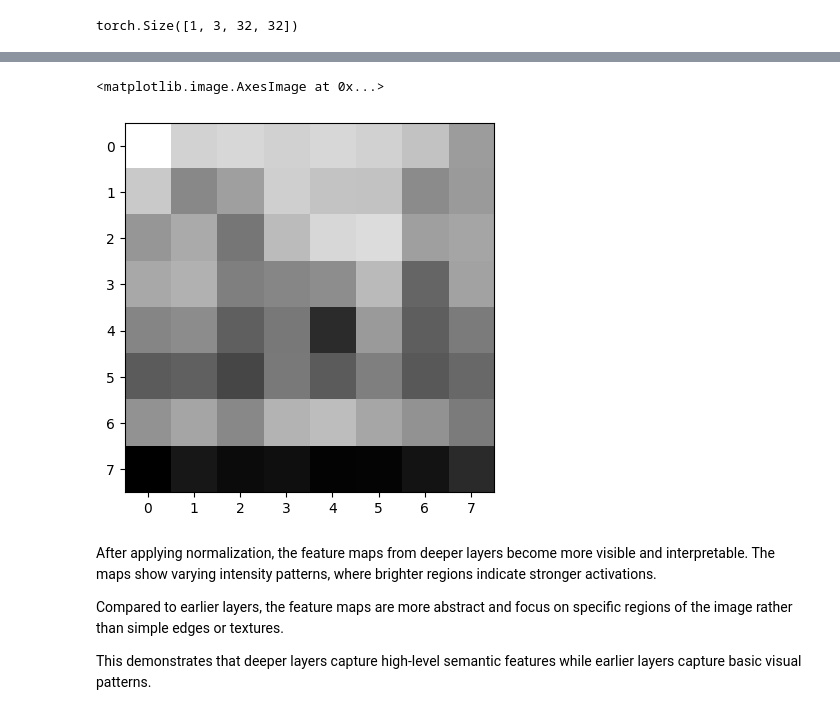
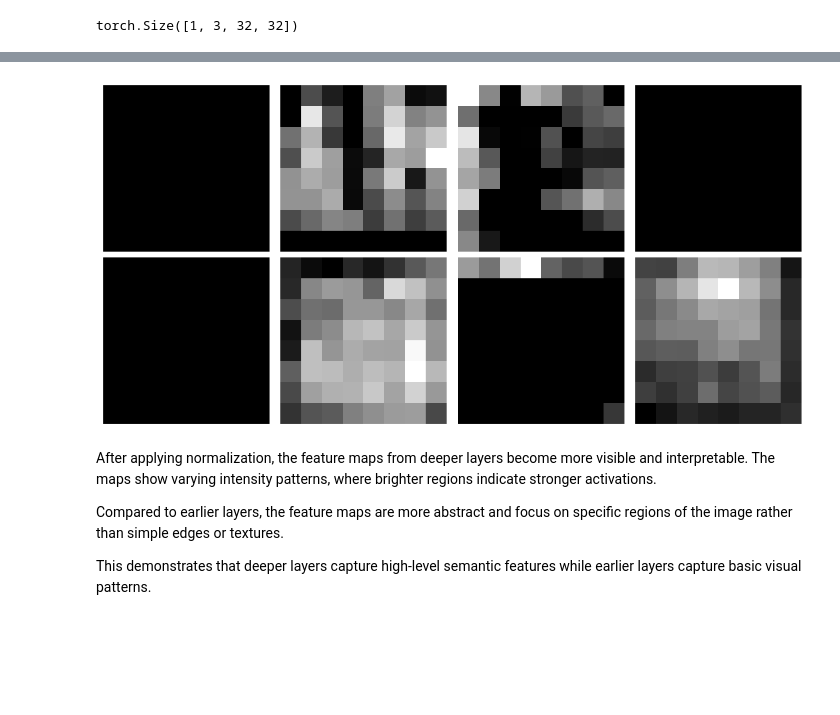
Before and after one commit to Harshactinium07/ML-Assignment, a Jupyter notebook: Assignment-ML-LAB.ipynb, the cells around one changed output, grey strips where cells are left out. Saved outputs shown, nothing was run; the diff lists cells and outputs as text; code cells hidden in the pictures; blank space fills up the shorter version.

```diff
--- a/Assignment-ML-LAB.ipynb
+++ b/Assignment-ML-LAB.ipynb
@@ -999,13 +999,34 @@ plt.show()
-# %%
-f = fmap_last[i]
-
-# normalize each map
-f = (f - f.min()) / (f.max() - f.min() + 1e-5)
-
-plt.imshow(f, cmap='gray')
-# %% [output]
-<matplotlib.image.AxesImage at 0x...>
-[figure, removed]
+# %%
+import matplotlib.pyplot as plt
+
+# move to cpu
+fmap_last = fmap_last.detach().cpu()
+
+# remove batch dimension if present
+if len(fmap_last.shape) == 4:   # [B, C, H, W]
+    fmap_last = fmap_last[0]
+
+# now fmap_last should be [C, H, W]
+
+# take first 8 feature maps
+num_maps = min(8, fmap_last.shape[0])
+
+plt.figure(figsize=(10,5))
+
+for i in range(num_maps):
+    f = fmap_last[i]  # [H, W]
+
+    # normalize
+    f = (f - f.min()) / (f.max() - f.min() + 1e-5)
+
+    plt.subplot(2, 4, i+1)
+    plt.imshow(f, cmap='gray')
+    plt.axis('off')
+
+plt.tight_layout()
+plt.show()
+# %% [output]
+[figure, added]
 # %% [markdown]
 After applying normalization, the feature maps from deeper layers become more visible and interpretable. The maps show varying intensity patterns, where brighter regions indicate stronger activations.
 
```
Also changed, not shown: parts of 21 cells of this notebook.
